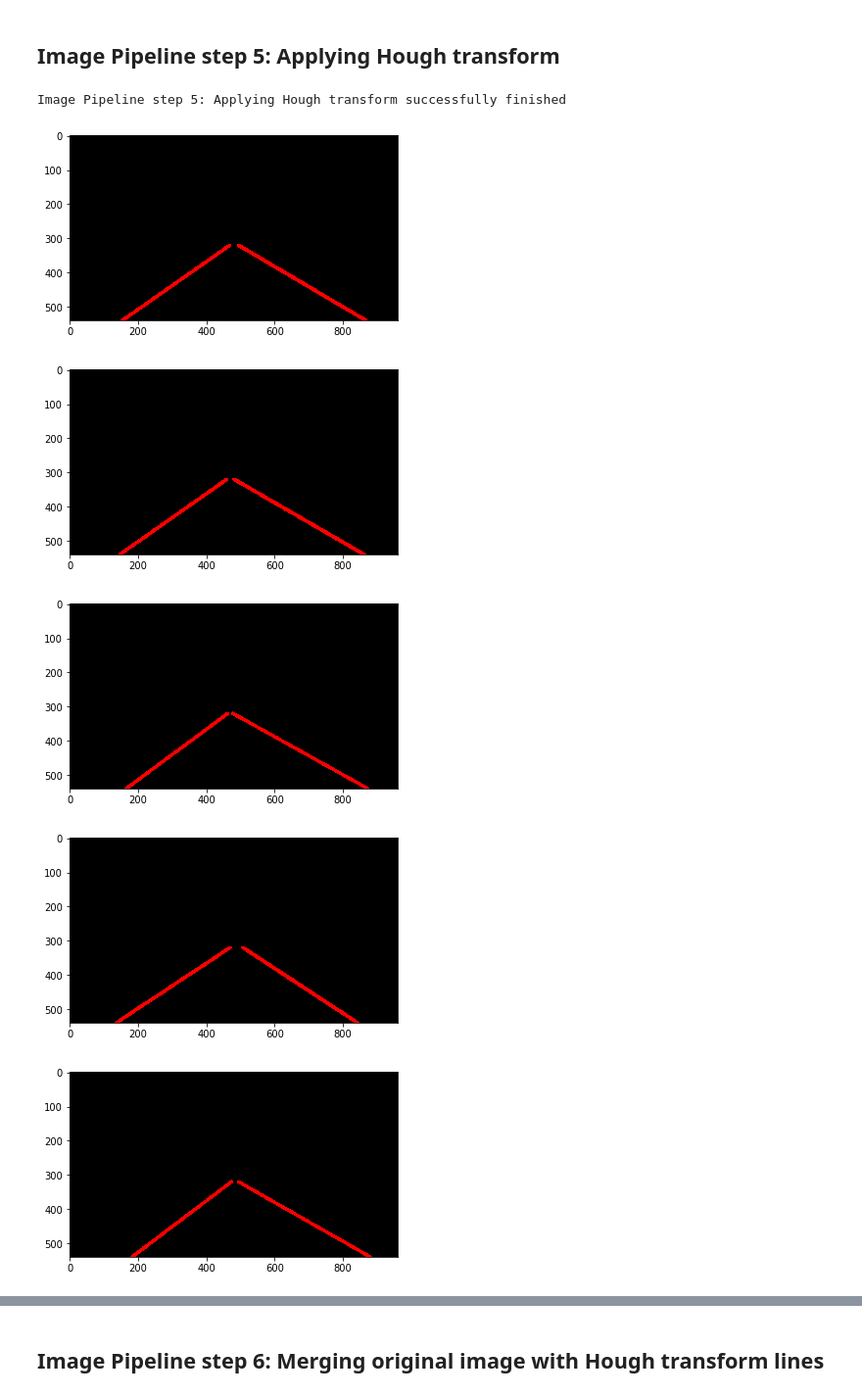
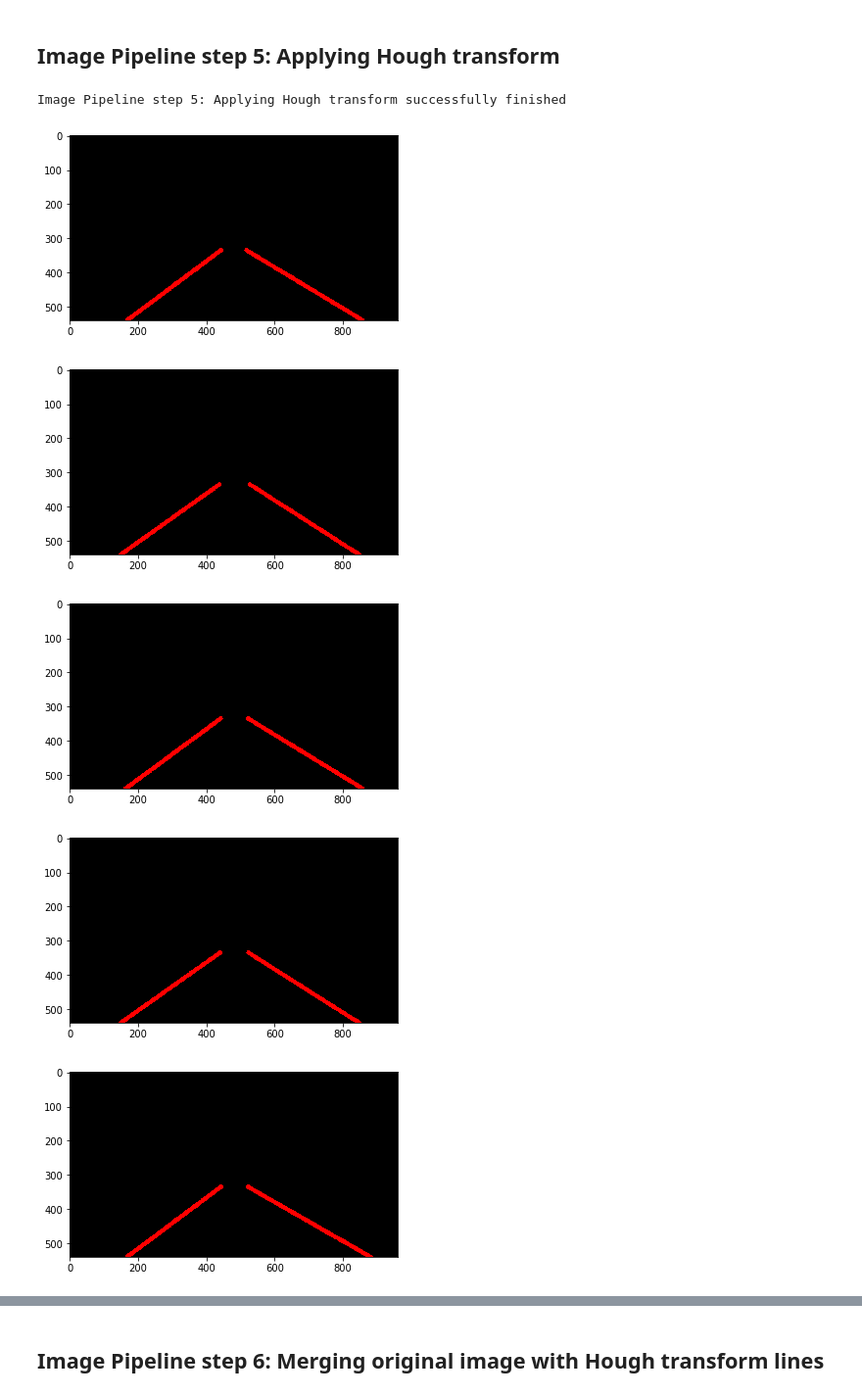
Before and after one commit to SebastianDrynda/CarND-LaneLines-P1, a Jupyter notebook: P1.ipynb, the cells around one changed output, grey strips where cells are left out. Shown at 98% size. Cells and saved outputs as stored; diff of their text form; code cells hidden in the pictures.

```diff
--- a/P1.ipynb
+++ b/P1.ipynb
@@ -302,7 +363,7 @@ Image Pipeline step 1: Converting images into gray scale successfully finished
 ## Image Pipeline step 2: Applying Gaussian smoothing
 # %%
 test_images_gaussian_blur_list = []
-blur_kernel_size = 15
+blur_kernel_size = 5
 
 def image_pipeline_gaussian_blur(image):
     return gaussian_blur(image, blur_kernel_size)
@@ -375,25 +436,37 @@ Image Pipeline step 4: Applying Region of Interest successfully finished
 # %%
 test_images_hough_list = []
 
-rho = 1 # distance resolution in pixels of the Hough grid
+rho = 2 # distance resolution in pixels of the Hough grid
 theta = np.pi/180 # angular resolution in radians of the Hough grid
-threshold = 10     # minimum number of votes (intersections in Hough grid cell)
-min_line_length = 30 #minimum number of pixels making up a line
-max_line_gap = 1    # maximum gap in pixels between connectable line segments
+threshold = 60     # minimum number of votes (intersections in Hough grid cell)
+min_line_length = 150 #minimum number of pixels making up a line
+max_line_gap = 100    # maximum gap in pixels between connectable line segments
+
+def image_pipeline_hough_reset():
+    global g_x1_left_prior
+    global g_x2_left_prior
+    global g_x1_right_prior
+    global g_x2_right_prior
+
+    g_x1_left_prior = 0
+    g_x2_left_prior = 0
+    g_x1_right_prior = 0
+    g_x2_right_prior = 0
 
 def image_pipeline_hough(image):
-    return hough_lines(image, rho, theta, threshold, min_line_length, max_line_gap)
+    return hough_lines(image, rho, theta, threshold, min_line_length, max_line_gap, 0)
 
 for image_name, image in test_images_roi_list:
+    image_pipeline_hough_reset()
     image_hough = image_pipeline_hough(image)
     write_image(image_hough, image_name, "test_images_hough", 0, 1)
     test_images_hough_list.append((image_name, image_hough))
 
 print("Image Pipeline step 5: Applying Hough transform successfully finished")
 # %% [output]
 Image Pipeline step 5: Applying Hough transform successfully finished
-[figure, old version]
+[figure, new version]
-[figure, old version]
+[figure, new version]
-[figure, old version]
+[figure, new version]
-[figure, old version]
+[figure, new version]
-[figure, old version]
+[figure, new version]
```
Also changed, not shown: parts of 9 cells of this notebook, 33 other files.
